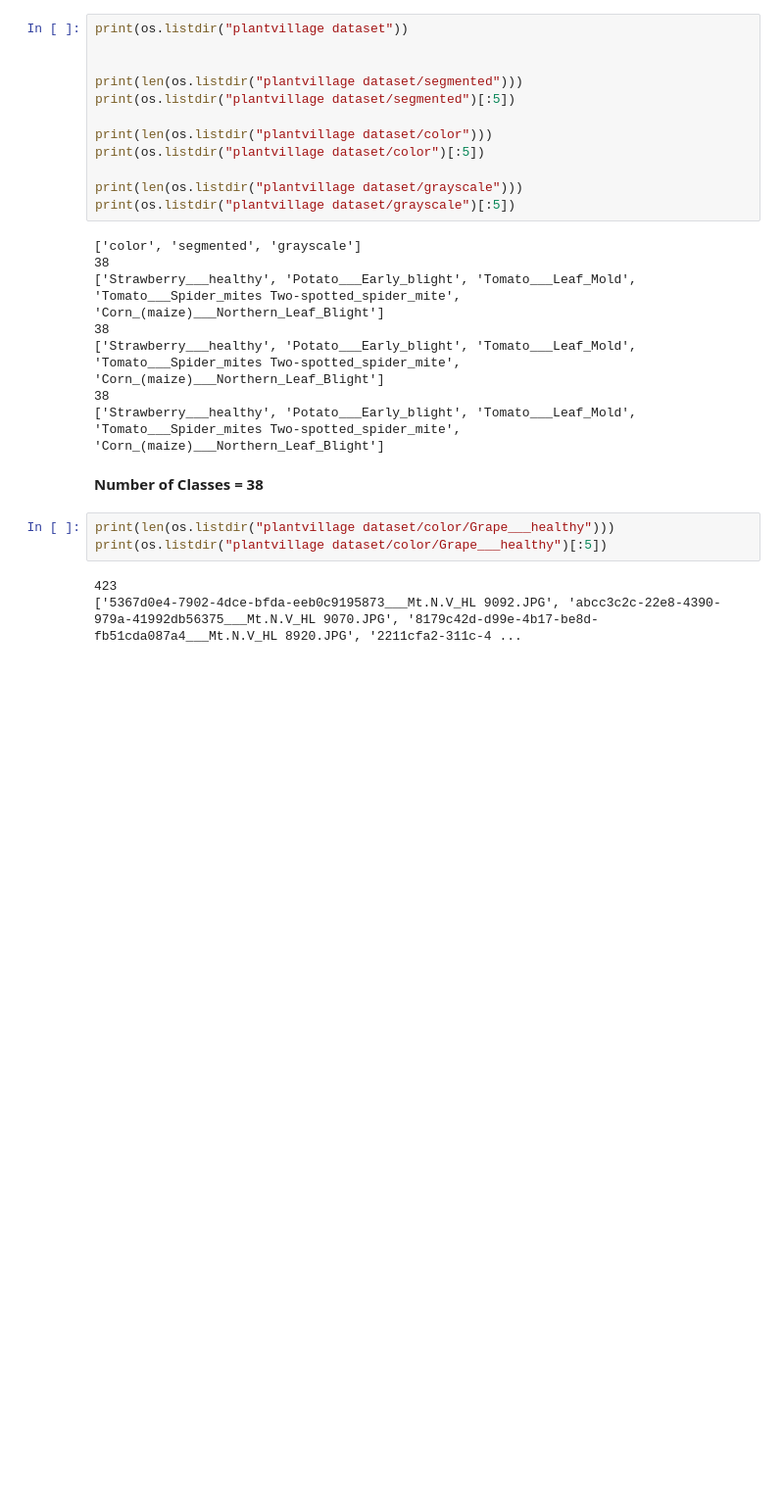
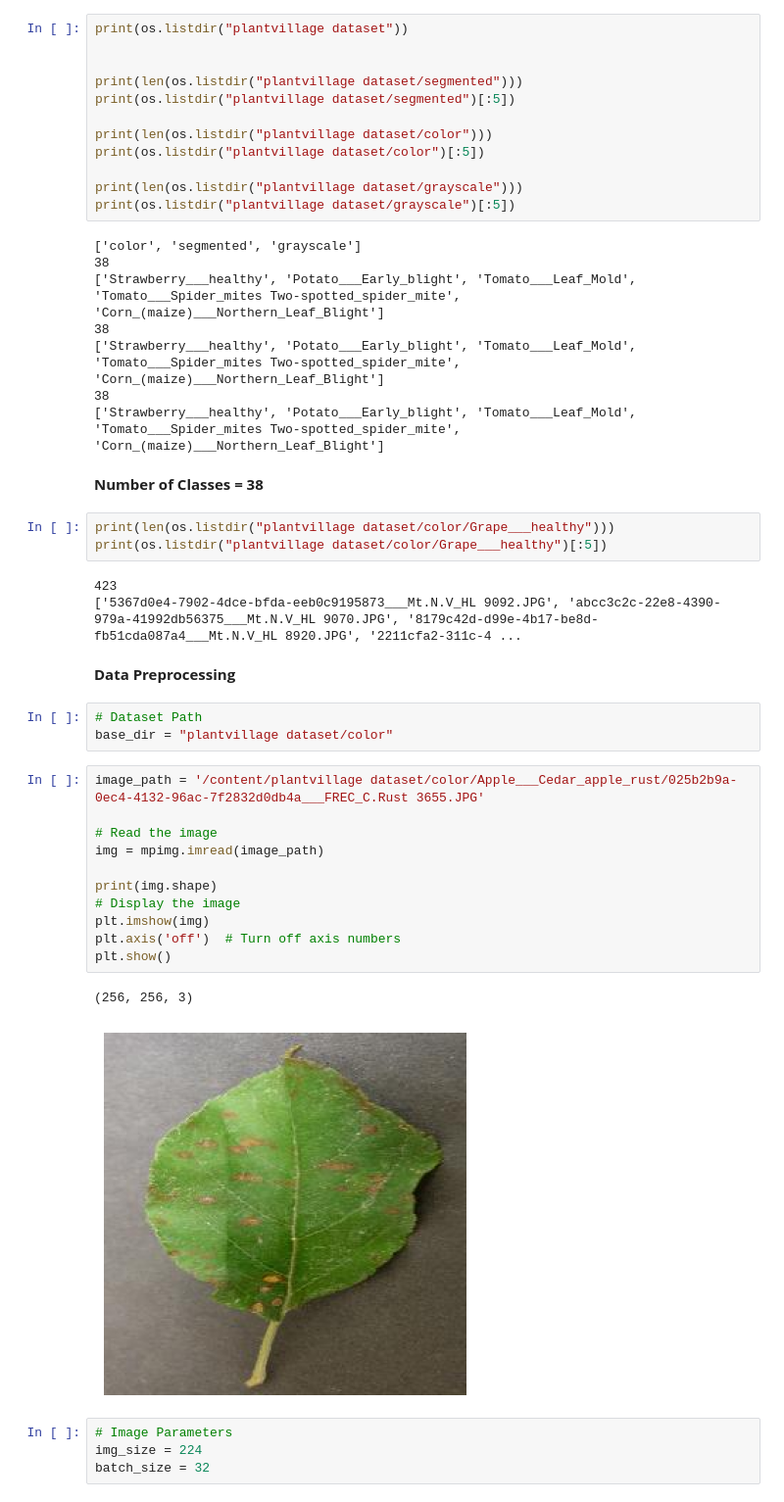
Before and after one commit to gauravmalaviya143/plant_disease_prediction_cnn_deep_leanring_project, a Jupyter notebook: Plant_Disease_Prediction_CNN_Image_Classifier.ipynb, the cells around one changed output. Shown: that part at 98% size. Drawn from its saved outputs; the diff is of its cells as text; blank space fills up the shorter version.

Commit message:
Data Preprocessing to see the Image

```diff
--- a/Plant_Disease_Prediction_CNN_Image_Classifier.ipynb
+++ b/Plant_Disease_Prediction_CNN_Image_Classifier.ipynb
@@ -94,3 +94,26 @@ print(os.listdir("plantvillage dataset/color/Grape___healthy")[:5])
 # %% [output]
 423
 ['5367d0e4-7902-4dce-bfda-eeb0c9195873___Mt.N.V_HL 9092.JPG', 'abcc3c2c-22e8-4390-979a-41992db56375___Mt.N.V_HL 9070.JPG', '8179c42d-d99e-4b17-be8d-fb51cda087a4___Mt.N.V_HL 8920.JPG', '2211cfa2-311c-4 ...
+# %% [markdown]
+**Data Preprocessing**
+# %%
+# Dataset Path
+base_dir = "plantvillage dataset/color"
+# %%
+image_path = '/content/plantvillage dataset/color/Apple___Cedar_apple_rust/025b2b9a-0ec4-4132-96ac-7f2832d0db4a___FREC_C.Rust 3655.JPG'
+
+# Read the image
+img = mpimg.imread(image_path)
+
+print(img.shape)
+# Display the image
+plt.imshow(img)
+plt.axis('off')  # Turn off axis numbers
+plt.show()
+# %% [output]
+(256, 256, 3)
+[figure, added]
+# %%
+# Image Parameters
+img_size = 224
+batch_size = 32
```
Also changed, not shown: parts of 1 cell of this notebook.
